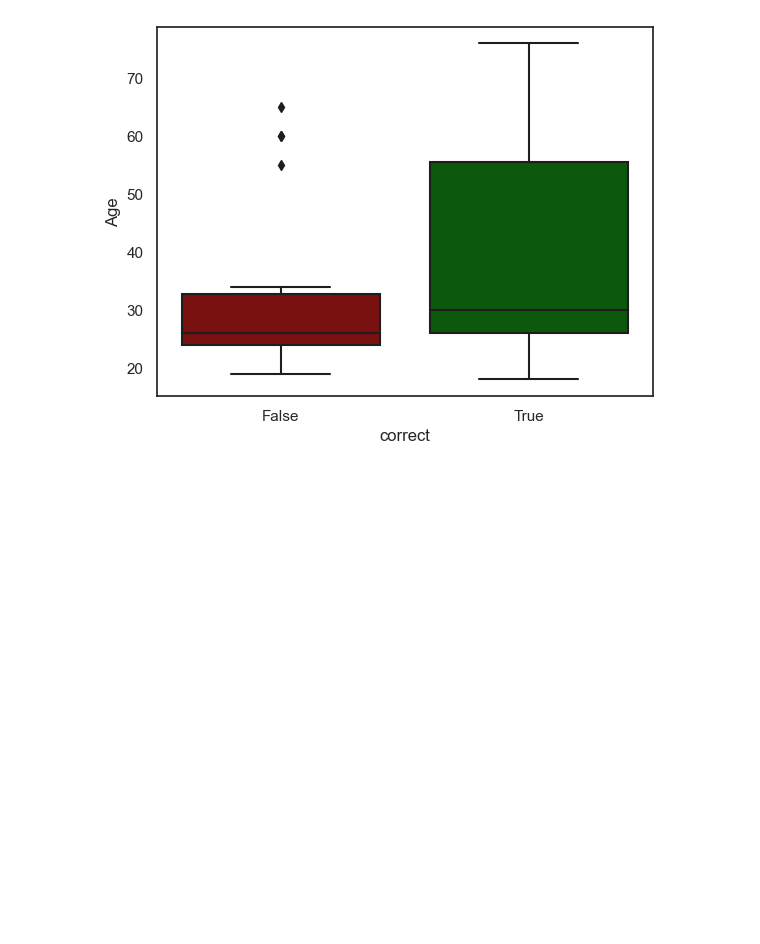
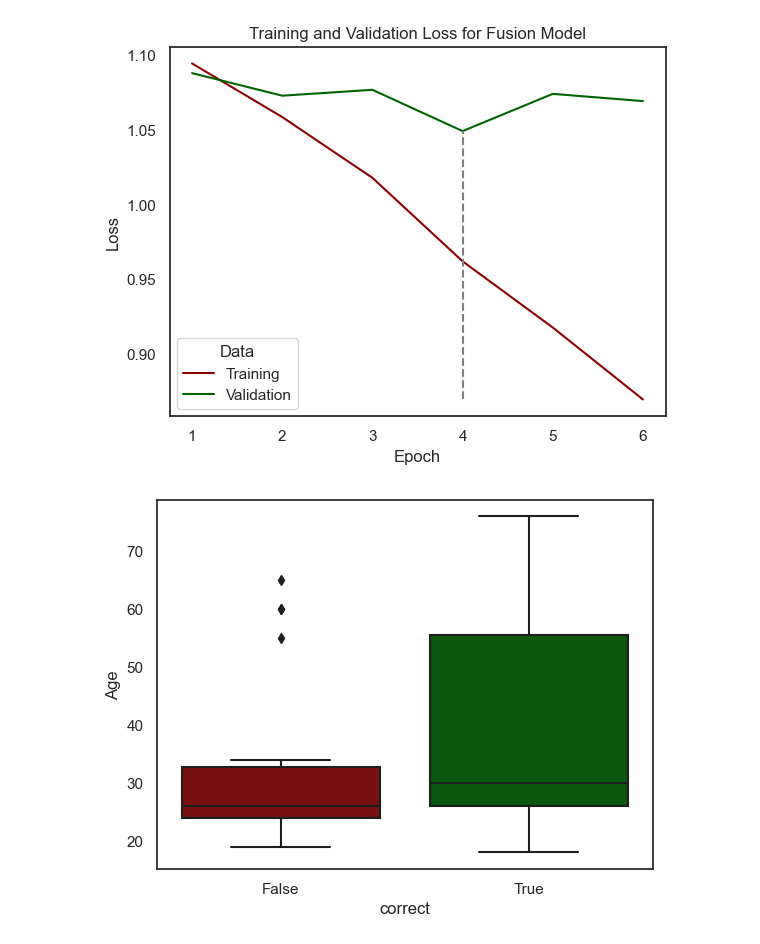
Before and after one commit to duncan-ross/cv-fall-risk-predictions, a Jupyter notebook: src/posthoc-analysis.ipynb, the cells around one changed output. Cells and saved outputs as stored; diff of their text form; code cells hidden in the pictures; blank space fills up the shorter version.

```diff
--- a/src/posthoc-analysis.ipynb
+++ b/src/posthoc-analysis.ipynb
@@ -7,3 +8,24 @@ import seaborn as sns
+# %%
+losses = pd.read_csv(
+    "../data/losses.txt", header=None, names=["Training", "Validation"]
+)
+losses["Epoch"] = np.arange(start=1, stop=len(losses) + 1)
+losses = losses.melt(id_vars="Epoch", var_name="Data", value_name="Loss")
+losses = losses[losses.Epoch <= 6]
+# %%
+sns.set_theme(palette=["darkred", "darkgreen"], style="white")
+sns.lineplot(losses, x="Epoch", y="Loss", hue="Data")
+plt.xticks(ticks=np.arange(1, 11))
+plt.vlines(x=4,
+           ymin=losses.Loss.min(),
+           ymax=losses[losses.Data == "Validation"].Loss.min(),
+           linestyles="dashed",
+           colors="grey")
+plt.title("Training and Validation Loss for Fusion Model")
+plt.savefig("../visuals/loss-plot.png", dpi=300, bbox_inches="tight")
+plt.show()
+# %% [output]
+[figure, added]
 # %%
 test = pd.read_csv("../data/processed/test-survey-data.csv")
 test_predictions = pd.read_csv("../predictions/fusion_mc_preds.csv")
```
Also changed, not shown: parts of 3 cells of this notebook, 3 other files.
